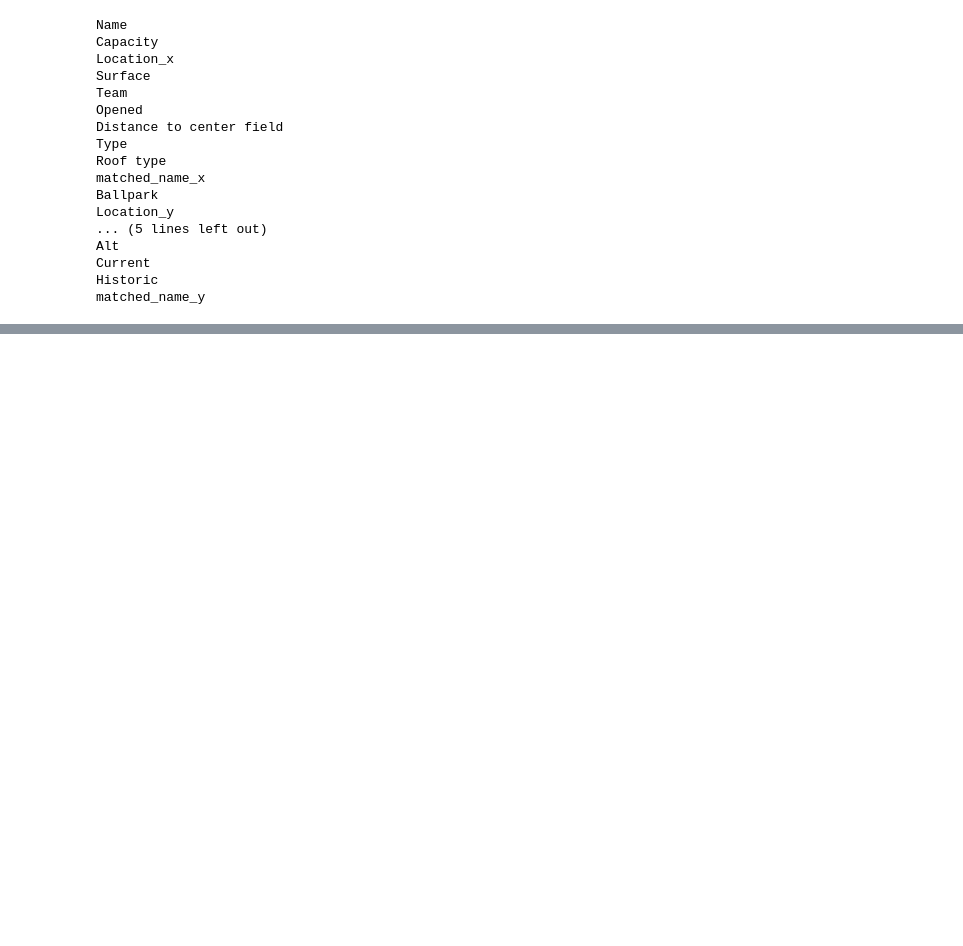
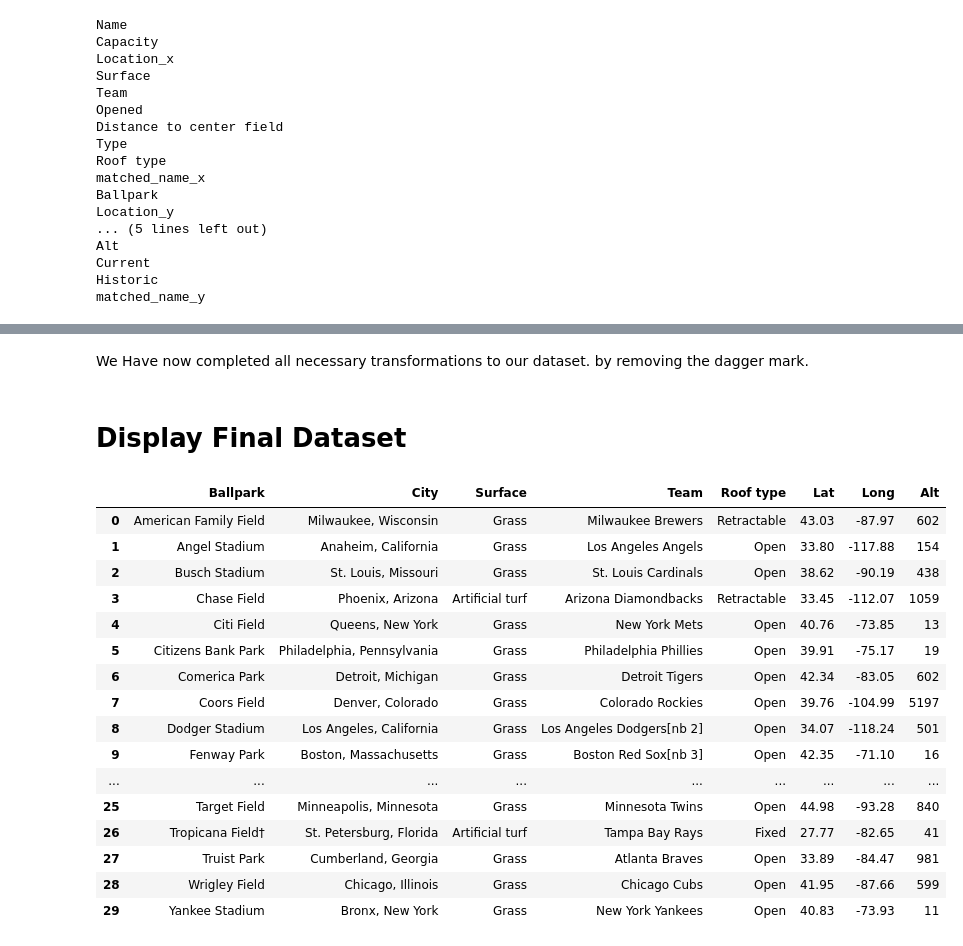
Before and after one commit to Matt-Heinen/DSC-540, a Jupyter notebook: Term Project/Heinen_DSC540_Milestone_3 _with_steam.ipynb, the cells around one changed output, grey strips where cells are left out. Drawn from its saved outputs; the diff is of its cells as text; code cells hidden in the pictures; blank space fills up the shorter version.

```diff
--- a/Term Project/Heinen_DSC540_Milestone_3 _with_steam.ipynb
+++ b/Term Project/Heinen_DSC540_Milestone_3 _with_steam.ipynb
@@ -362,0 +367,7 @@ matched_name_y
+# %%
+# Create a list of columns to be removed.
+columns_to_remove = ['Capacity', 'Opened', 'Distance to center field', 'Type', 'First Gm', 'Seasons', 'Games', 'Current', 'Historic']
+
+# Use drop to drop the columns in list.
+# Use Axis =1
+ballpark = ballpark.drop(columns=columns_to_remove, axis=1)
@@ -362,0 +384,9 @@ matched_name_y
+# %%
+# Remove multiple name and location columns.
+
+# Create a list of columns to be removed.
+columns_to_remove = ['matched_name_x','Location_y', 'matched_name_y', 'Ballpark' ]
+
+# Use drop to drop the columns in list.
+# Use Axis =1
+ballpark = ballpark.drop(columns=columns_to_remove, axis=1)
@@ -362,0 +409,8 @@ matched_name_y
+# %%
+# Use Rename to rename necessary columns.
+
+# Change Name to Ballpark
+ballpark.rename(columns={'Name': 'Ballpark'}, inplace=True)
+
+# Change Location_x to City,
+ballpark.rename(columns={'Location_x': 'City'}, inplace=True)
@@ -362,0 +431,29 @@ matched_name_y
+# %%
+# Use the str.replace method to remove the dagger character from every value in the "Ballpark" column.
+# Use ballpark dataset
+ballpark['Ballpark'] = ballpark['Ballpark'].str.replace('‡', '')
+# %% [markdown]
+We Have now completed all necessary transformations to our dataset. by removing the dagger mark.
+# %% [markdown]
+# Display Final Dataset
+# %%
+# Display the final dataset.
+ballpark
+# %% [output]
+|  | Ballpark | City | Surface | Team | Roof type | Lat | Long | Alt |
+| 0 | American Family Field | Milwaukee, Wisconsin | Grass | Milwaukee Brewers | Retractable | 43.03 | -87.97 | 602 |
+| 1 | Angel Stadium | Anaheim, California | Grass | Los Angeles Angels | Open | 33.80 | -117.88 | 154 |
+| 2 | Busch Stadium | St. Louis, Missouri | Grass | St. Louis Cardinals | Open | 38.62 | -90.19 | 438 |
+| 3 | Chase Field | Phoenix, Arizona | Artificial turf | Arizona Diamondbacks | Retractable | 33.45 | -112.07 | 1059 |
+| 4 | Citi Field | Queens, New York | Grass | New York Mets | Open | 40.76 | -73.85 | 13 |
+| 5 | Citizens Bank Park | Philadelphia, Pennsylvania | Grass | Philadelphia Phillies | Open | 39.91 | -75.17 | 19 |
+| 6 | Comerica Park | Detroit, Michigan | Grass | Detroit Tigers | Open | 42.34 | -83.05 | 602 |
+| 7 | Coors Field | Denver, Colorado | Grass | Colorado Rockies | Open | 39.76 | -104.99 | 5197 |
+| 8 | Dodger Stadium | Los Angeles, California | Grass | Los Angeles Dodgers[nb 2] | Open | 34.07 | -118.24 | 501 |
+| 9 | Fenway Park | Boston, Massachusetts | Grass | Boston Red Sox[nb 3] | Open | 42.35 | -71.10 | 16 |
+| ... | ... | ... | ... | ... | ... | ... | ... | ... |
+| 25 | Target Field | Minneapolis, Minnesota | Grass | Minnesota Twins | Open | 44.98 | -93.28 | 840 |
+| 26 | Tropicana Field† | St. Petersburg, Florida | Artificial turf | Tampa Bay Rays | Fixed | 27.77 | -82.65 | 41 |
+| 27 | Truist Park | Cumberland, Georgia | Grass | Atlanta Braves | Open | 33.89 | -84.47 | 981 |
+| 28 | Wrigley Field | Chicago, Illinois | Grass | Chicago Cubs | Open | 41.95 | -87.66 | 599 |
+| 29 | Yankee Stadium | Bronx, New York | Grass | New York Yankees | Open | 40.83 | -73.93 | 11 |
```
Also changed, not shown: parts of 7 cells of this notebook.
